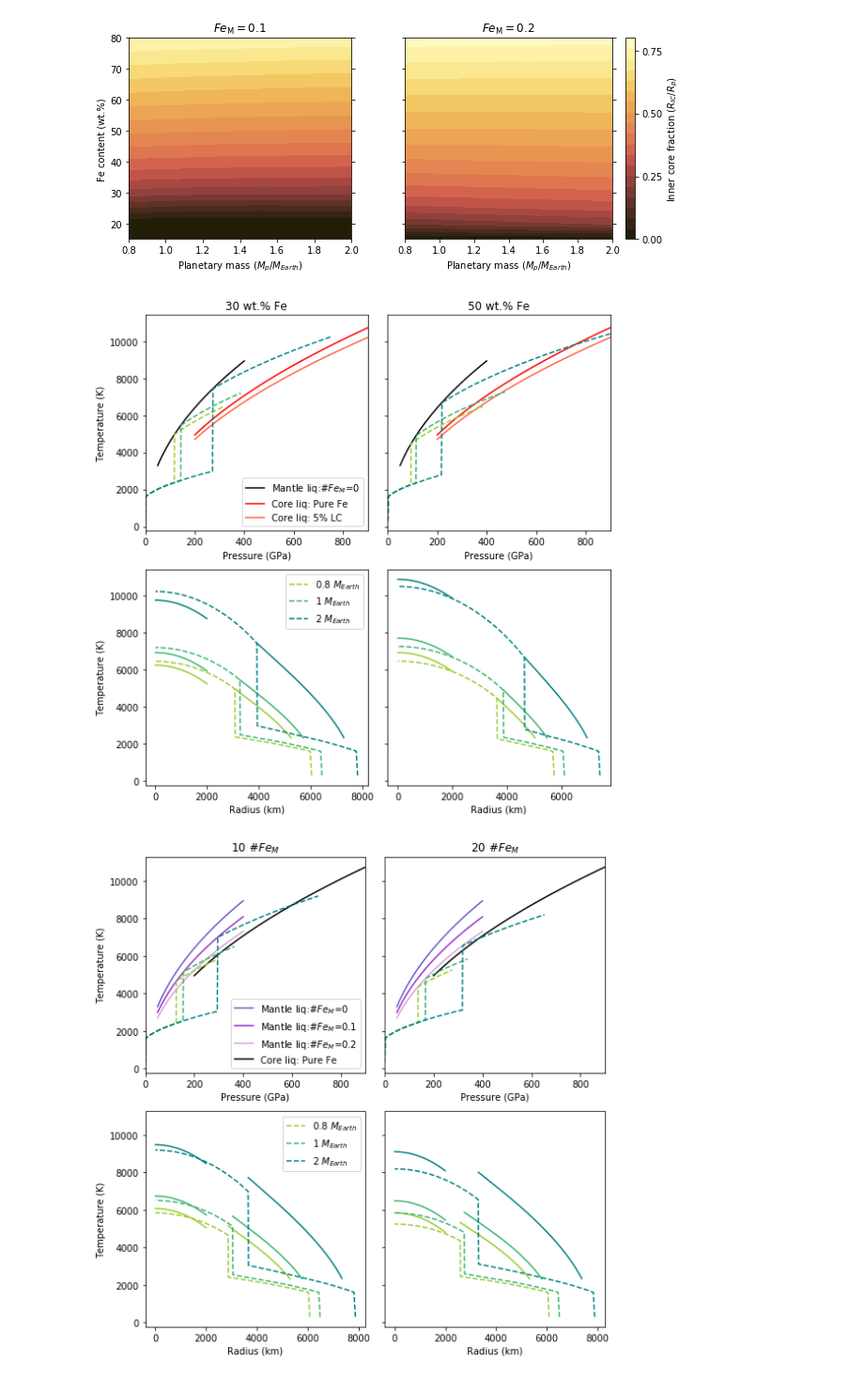
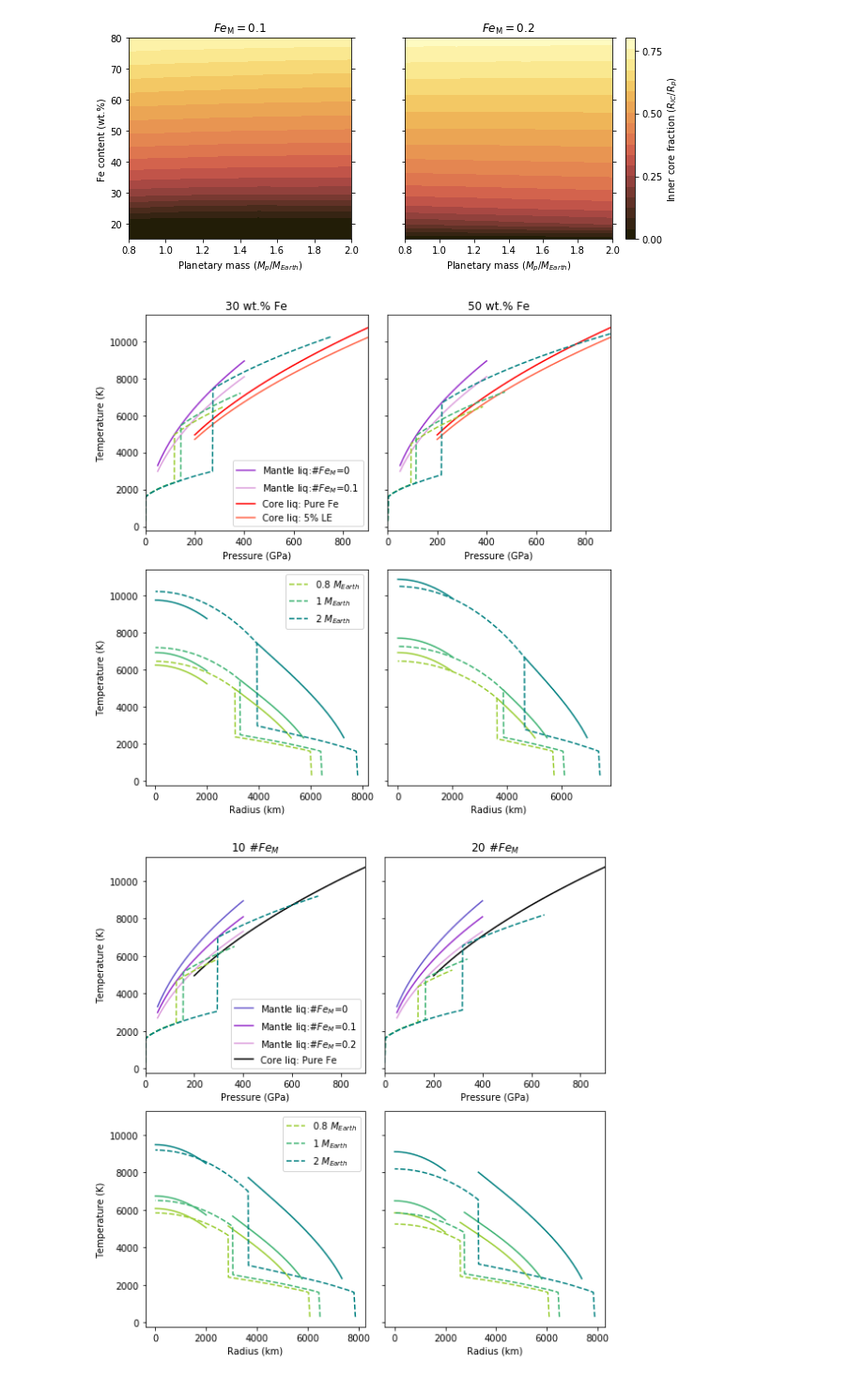
Before and after one commit to irenebonati/exo-cores, a Jupyter notebook: Plots_paper.ipynb, the cells around one changed output. Shown at 94% size. Saved outputs shown, nothing was run; the diff lists cells and outputs as text; code cells hidden in the pictures.

```diff
--- a/Plots_paper.ipynb
+++ b/Plots_paper.ipynb
@@ -17,7 +17,7 @@ cm_databamako = np.loadtxt("ColorMaps/bamako.txt")
 lajolla = LinearSegmentedColormap.from_list("lajolla", cm_data)
 vik = LinearSegmentedColormap.from_list("vik", cm_datavik)
 bamako = LinearSegmentedColormap.from_list("bamako", cm_databamako)
-folder = "./With_DTcmb/"
+folder = "./Ini_With_DTcmb/"
 # %%
 def reverse_colourmap(cmap, name = 'my_cmap_r'):
     reverse = []
@@ -296,12 +296,14 @@ masses = np.array([0.8, 1.0, 2.0])
 cm = ["yellowgreen","mediumseagreen","teal"]
 
 P = np.linspace(50, 400, 30)
-ax[0,0].plot(P, T_liquidus_mantle(P,0), color="k", label="Mantle liq:#$Fe_{M}$=0")
-ax[0,1].plot(P, T_liquidus_mantle(P,0), color="k")
+ax[0,0].plot(P, T_liquidus_mantle(P,0), color="darkorchid", label="Mantle liq:#$Fe_{M}$=0")
+ax[0,1].plot(P, T_liquidus_mantle(P,0), color="darkorchid")
+ax[0,0].plot(P, T_liquidus_mantle(P,0.1), color="plum", label="Mantle liq:#$Fe_{M}$=0.1")
+ax[0,1].plot(P, T_liquidus_mantle(P,0.1), color="plum")
 
 P = np.linspace(200, 900, 30)
 ax[0,0].plot(P, T_liquidus_core(P), "r", label="Core liq: Pure Fe")
-ax[0,0].plot(P, T_liquidus_core(P, 0.05), "tomato", label="Core liq: 5% LC")
+ax[0,0].plot(P, T_liquidus_core(P, 0.05), "tomato", label="Core liq: 5% LE")
 ax[0,1].plot(P, T_liquidus_core(P), "r")
 ax[0,1].plot(P, T_liquidus_core(P, 0.05),"tomato")
 
@@ -318,34 +320,34 @@ for i, mass in enumerate(masses):
     ax[1,0].plot(deep_mantle["r(m)"]/1e3, T_liquidus_mantle(deep_mantle["p(GPa)"]), color=cm[i], label="")
     ax[1,0].plot(core["r(m)"]/1e3, T_liquidus_core(core["p(GPa)"]), color=cm[i], label= "")
 
 for i, mass in enumerate(masses):
     data = pd.read_csv(file(mass, 50, 0), skipinitialspace=True, sep=" ", names=names, index_col=False)
     if i==0:
         ax[0,1].plot(data["p(GPa)"], data["T(K)"], mark[i], color=cm[i])
     else:
         ax[0,1].plot(data["p(GPa)"], data["T(K)"], mark[i], color=cm[i], label= "")
     ax[1,1].plot(data["r(m)"]/1e3, data["T(K)"], mark[i], color=cm[i],label=label[i])
     deep_mantle = data[(data["Material-Parameter"] == 7.) | (data["Material-Parameter"] == 6.)]
     core = data[(data["r(m)"] <2e6)]
     ax[1,1].plot(deep_mantle["r(m)"]/1e3, T_liquidus_mantle(deep_mantle["p(GPa)"]), color=cm[i], label="")
     ax[1,1].plot(core["r(m)"]/1e3, T_liquidus_core(core["p(GPa)"]), color=cm[i], label= "")
 
 ax[0,0].set_xlabel("Pressure (GPa)")
 ax[0,1].set_xlabel("Pressure (GPa)")
 ax[1,0].set_xlabel("Radius (km)")
 ax[1,1].set_xlabel("Radius (km)")
 ax[0,0].set_ylabel("Temperature (K)")
 ax[1,0].set_ylabel("Temperature (K)")
 ax[0,0].set_xlim([0, 900])
 ax[0,1].set_xlim([0, 900])
 ax[0,0].legend()
 ax[0,0].set_title('30 wt.% Fe')
 ax[0,1].set_title('50 wt.% Fe')
 ax[1,0].legend()
 plt.tight_layout()
 plt.savefig("Figures/Temperature_profiles_Fex.pdf")
 # %% [output]
-[figure, old version]
+[figure, new version]
 # %%
 names = ["g(m/s^2)", "p(GPa)", "rho(kg/m^3)","r(m)", "T(K)", "oups", "Cp(J/kgK)", "alpha(10^-5 1/s)", "Gruneisen(1)", \
         "KT(GPa)", "KS(GPa)", "G(GPa)", "ElCond (Siemens)", "Material-Parameter" ]
```
Also changed, not shown: 5 other files.
